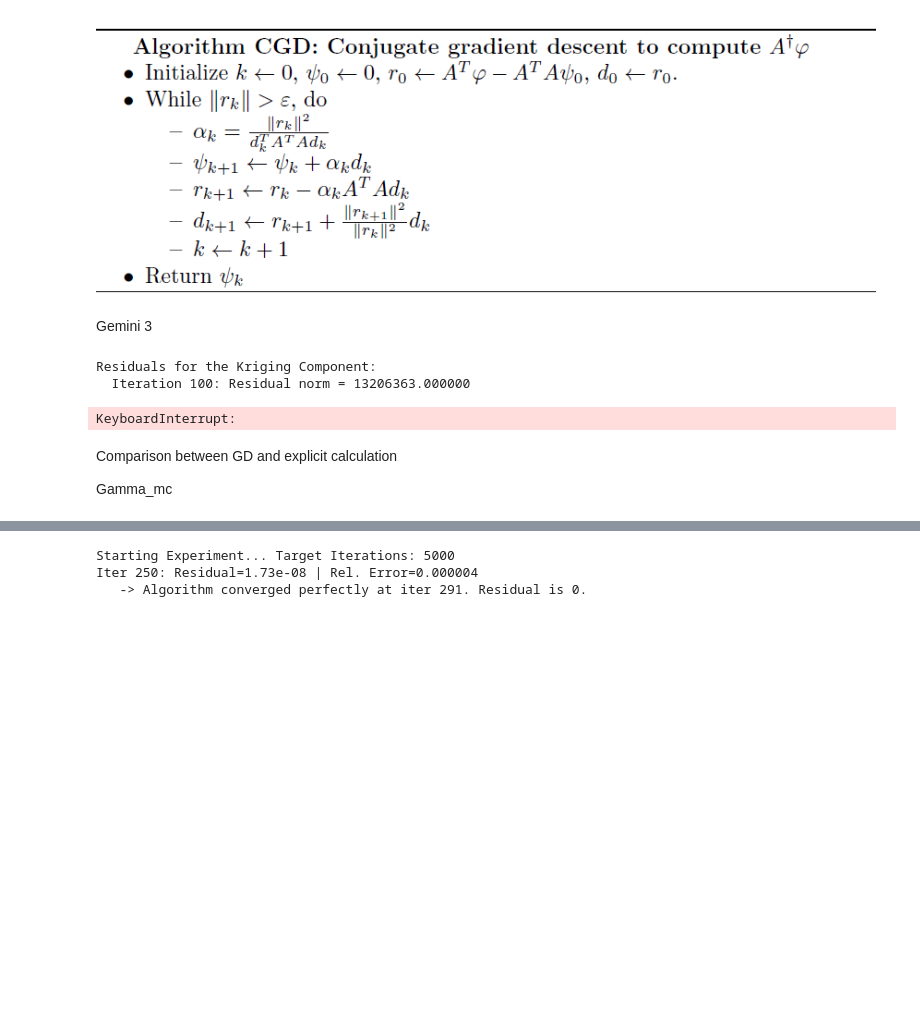
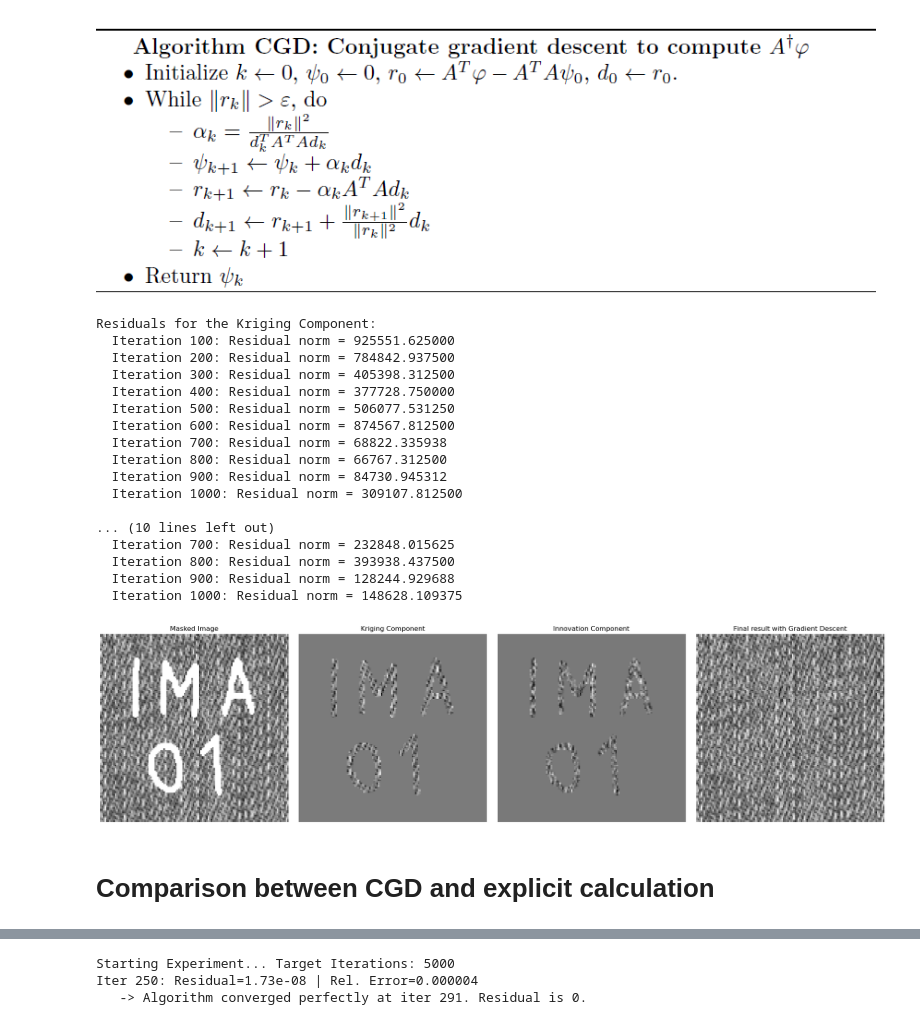
Before and after one commit to guilhermeRaibolt/gaussian-impainting, a Jupyter notebook: gaussian_sampling.ipynb, the cells around one changed output, grey strips where cells are left out. Cells and saved outputs as stored; diff of their text form; code cells hidden in the pictures; blank space fills up the shorter version.

```diff
--- a/gaussian_sampling.ipynb
+++ b/gaussian_sampling.ipynb
@@ -469,8 +362,6 @@ plt.show()
 
 
 ![image-2.png](attachment:image-2.png)
-# %% [markdown]
-Gemini 3
 # %%
 cov_kernel = cov_padded
 padded_h, padded_w = cov_kernel.shape
@@ -607,37 +498,50 @@ kriging_img[mask] = kriging_vals_M
 F_M = F[mask]
 innovation_img = np.zeros_like(image_gray)
 innovation_img[mask] = F_M - innovation_vals_M
 
 # Combinação Final
 inpainted_region = texture_mean + kriging_img + innovation_img
 final_image = np.where(mask, inpainted_region, image_gray)
 
 
 
 fig, axes = plt.subplots(1, 4, figsize=(20, 5))
 
-axes[0].imshow(masked_img_gray, cmap='gray', vmin=0, vmax=255)
+axes[0].imshow(masked_image_gray, cmap='gray', vmin=0, vmax=255)
 axes[0].set_title("Masked Image")
 
 axes[1].imshow(kriging_component_matrix, cmap='gray')
 axes[1].set_title("Kriging Component")
 
 axes[2].imshow(innovation_component_matrix, cmap='gray')
 axes[2].set_title("Innovation Component")
 
 axes[3].imshow(final_image, cmap='gray', vmin=0, vmax=255)
 axes[3].set_title("Final result with Gradient Descent")
 
 for ax in axes:
     ax.axis('off')
 
 plt.tight_layout()
 plt.show()
 # %% [output]
 Residuals for the Kriging Component:
-  Iteration 100: Residual norm = 13206363.000000
+  Iteration 100: Residual norm = 925551.625000
+  Iteration 200: Residual norm = 784842.937500
+  Iteration 300: Residual norm = 405398.312500
+  Iteration 400: Residual norm = 377728.750000
+  Iteration 500: Residual norm = 506077.531250
+  Iteration 600: Residual norm = 874567.812500
+  Iteration 700: Residual norm = 68822.335938
+  Iteration 800: Residual norm = 66767.312500
+  Iteration 900: Residual norm = 84730.945312
+  Iteration 1000: Residual norm = 309107.812500
+
+... (10 lines left out)
+  Iteration 700: Residual norm = 232848.015625
+  Iteration 800: Residual norm = 393938.437500
+  Iteration 900: Residual norm = 128244.929688
+  Iteration 1000: Residual norm = 148628.109375
-KeyboardInterrupt:
+[figure, added]
 # %% [markdown]
-Comparison between GD and explicit calculation
-
-Gamma_mc
+# Comparison between CGD and explicit calculation
```
Also changed, not shown: parts of 49 cells of this notebook, 15 other files.
